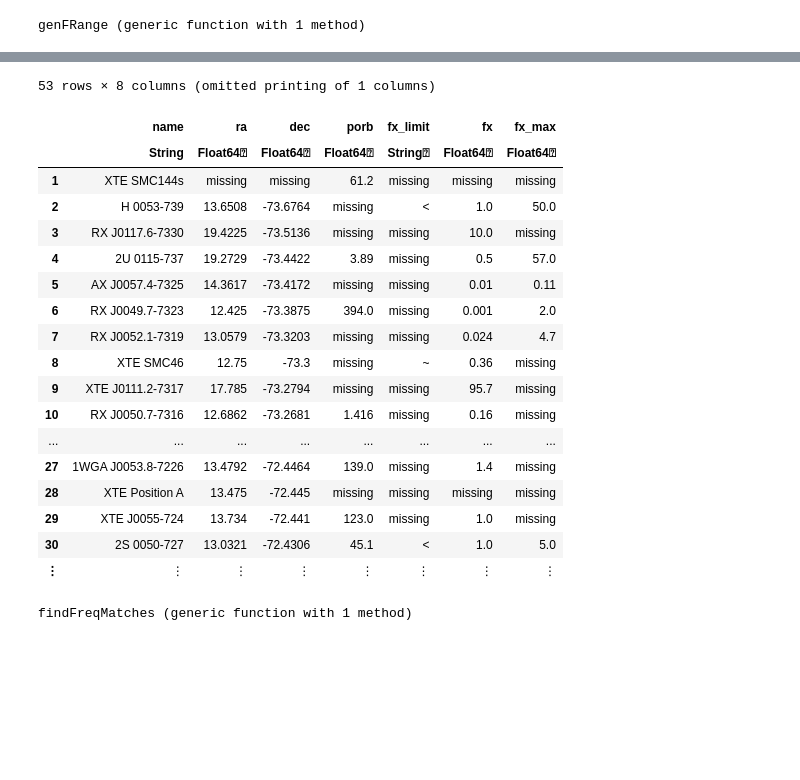
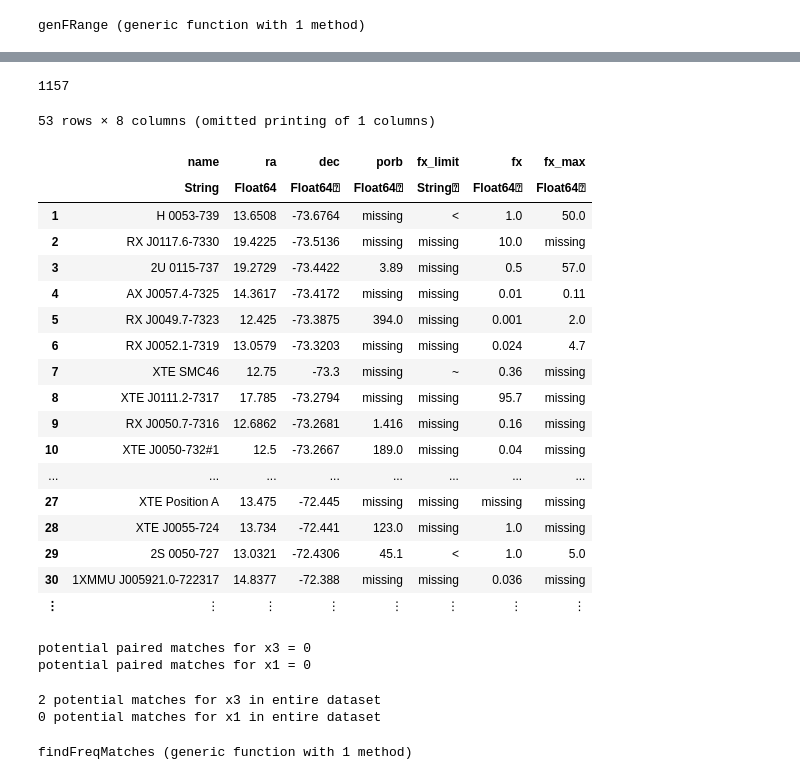
Before and after one commit to kirklong/Research, a Jupyter notebook: checking_known_sources.ipynb, the cells around one changed output, grey strips where cells are left out. Cells and saved outputs as stored; diff of their text form; code cells hidden in the pictures; blank space fills up the shorter version.

Commit message:
updates to CHANDRA routine with a new sample plot, critical fix to gcdist routine in Utility.jl

```diff
--- a/checking_known_sources.ipynb
+++ b/checking_known_sources.ipynb
@@ -73,26 +54,76 @@ pows8src
+# %%
+println(length(pows8src))
+# %% [output]
+1157
 # %%
 MCList=CSV.read("MCTestList.csv")
 noMissing=dropmissing(MCList,:pulse_period,disallowmissing=true)
+noMissing=dropmissing(noMissing,:ra,disallowmissing=true)
 # %% [output]
 53 rows × 8 columns (omitted printing of 1 columns)
 |  | name | ra | dec | porb | fx_limit | fx | fx_max |
-|  | String | Float64⍰ | Float64⍰ | Float64⍰ | String⍰ | Float64⍰ | Float64⍰ |
-| 1 | XTE SMC144s | missing | missing | 61.2 | missing | missing | missing |
-| 2 | H 0053-739 | 13.6508 | -73.6764 | missing | < | 1.0 | 50.0 |
-| 3 | RX J0117.6-7330 | 19.4225 | -73.5136 | missing | missing | 10.0 | missing |
-| 4 | 2U 0115-737 | 19.2729 | -73.4422 | 3.89 | missing | 0.5 | 57.0 |
-| 5 | AX J0057.4-7325 | 14.3617 | -73.4172 | missing | missing | 0.01 | 0.11 |
-| 6 | RX J0049.7-7323 | 12.425 | -73.3875 | 394.0 | missing | 0.001 | 2.0 |
-| 7 | RX J0052.1-7319 | 13.0579 | -73.3203 | missing | missing | 0.024 | 4.7 |
-| 8 | XTE SMC46 | 12.75 | -73.3 | missing | ~ | 0.36 | missing |
-| 9 | XTE J0111.2-7317 | 17.785 | -73.2794 | missing | missing | 95.7 | missing |
-| 10 | RX J0050.7-7316 | 12.6862 | -73.2681 | 1.416 | missing | 0.16 | missing |
+|  | String | Float64 | Float64⍰ | Float64⍰ | String⍰ | Float64⍰ | Float64⍰ |
+| 1 | H 0053-739 | 13.6508 | -73.6764 | missing | < | 1.0 | 50.0 |
+| 2 | RX J0117.6-7330 | 19.4225 | -73.5136 | missing | missing | 10.0 | missing |
+| 3 | 2U 0115-737 | 19.2729 | -73.4422 | 3.89 | missing | 0.5 | 57.0 |
+| 4 | AX J0057.4-7325 | 14.3617 | -73.4172 | missing | missing | 0.01 | 0.11 |
+| 5 | RX J0049.7-7323 | 12.425 | -73.3875 | 394.0 | missing | 0.001 | 2.0 |
+| 6 | RX J0052.1-7319 | 13.0579 | -73.3203 | missing | missing | 0.024 | 4.7 |
+| 7 | XTE SMC46 | 12.75 | -73.3 | missing | ~ | 0.36 | missing |
+| 8 | XTE J0111.2-7317 | 17.785 | -73.2794 | missing | missing | 95.7 | missing |
+| 9 | RX J0050.7-7316 | 12.6862 | -73.2681 | 1.416 | missing | 0.16 | missing |
+| 10 | XTE J0050-732#1 | 12.5 | -73.2667 | 189.0 | missing | 0.04 | missing |
 | ... | ... | ... | ... | ... | ... | ... | ... |
-| 27 | 1WGA J0053.8-7226 | 13.4792 | -72.4464 | 139.0 | missing | 1.4 | missing |
-| 28 | XTE Position A | 13.475 | -72.445 | missing | missing | missing | missing |
-| 29 | XTE J0055-724 | 13.734 | -72.441 | 123.0 | missing | 1.0 | missing |
-| 30 | 2S 0050-727 | 13.0321 | -72.4306 | 45.1 | < | 1.0 | 5.0 |
+| 27 | XTE Position A | 13.475 | -72.445 | missing | missing | missing | missing |
+| 28 | XTE J0055-724 | 13.734 | -72.441 | 123.0 | missing | 1.0 | missing |
+| 29 | 2S 0050-727 | 13.0321 | -72.4306 | 45.1 | < | 1.0 | 5.0 |
+| 30 | 1XMMU J005921.0-722317 | 14.8377 | -72.388 | missing | missing | 0.036 | missing |
 | ⋮ | ⋮ | ⋮ | ⋮ | ⋮ | ⋮ | ⋮ | ⋮ |
+# %%
+x3RA=12.5792
+x3DEC=-72.7058
+x1RA=18.94
+x1DEC=-73.706
+x3Counter,x1Counter=0,0
+#go feed this through entire ting to check single sources, not just pairs
+for n=1:length(pows8src)
+    ind1=first.(pows8src[n])[1]
+    ind2=last.(pows8src[n])[1]
+    avgRA=(pows8.ra[ind1]+pows8.ra[ind2])/2
+    avgDEC=(pows8.dec[ind1]+pows8.dec[ind2])/2
+    rdist3=DJM.gcdist(avgRA,avgDEC,x3RA,x3DEC) #gcdist between freq pair
+    rdist1=DJM.gcdist(avgRA,avgDEC,x1RA,x1DEC)
+    if rdist1*60 < 0.01666
+        x1Counter+=1
+    end
+    if rdist3*60 < 0.01666
+        x3Counter+=1
+    end
+end
+println("potential paired matches for x3 = $x3Counter")
+println("potential paired matches for x1 = $x1Counter")
+# %% [output]
+potential paired matches for x3 = 0
+potential paired matches for x1 = 0
+# %%
+justRA=pows8.ra[:]
+justDec=pows8.dec[:]
+x1Count,x3Count=0,0
+for i=1:length(justRA)
+    dist=DJM.gcdist(x3RA,x3DEC,justRA[i],justDec[i])
+    if dist*60<0.01666
+        x3Count+=1
+    end
+    dist=DJM.gcdist(x1RA,x1DEC,justRA[i],justDec[i])
+    if dist*60<0.01666
+        x1Count+=1
+    end
+end
+println("$x3Count potential matches for x3 in entire dataset")
+println("$x1Count potential matches for x1 in entire dataset")
+# %% [output]
+2 potential matches for x3 in entire dataset
+0 potential matches for x1 in entire dataset
 # %%
 justFreq8=pows8.freq[:]
 knownFreq=noMissing.pulse_period[:].^-1
```
Also changed, not shown: parts of 26 cells of this notebook, 3 other files.
